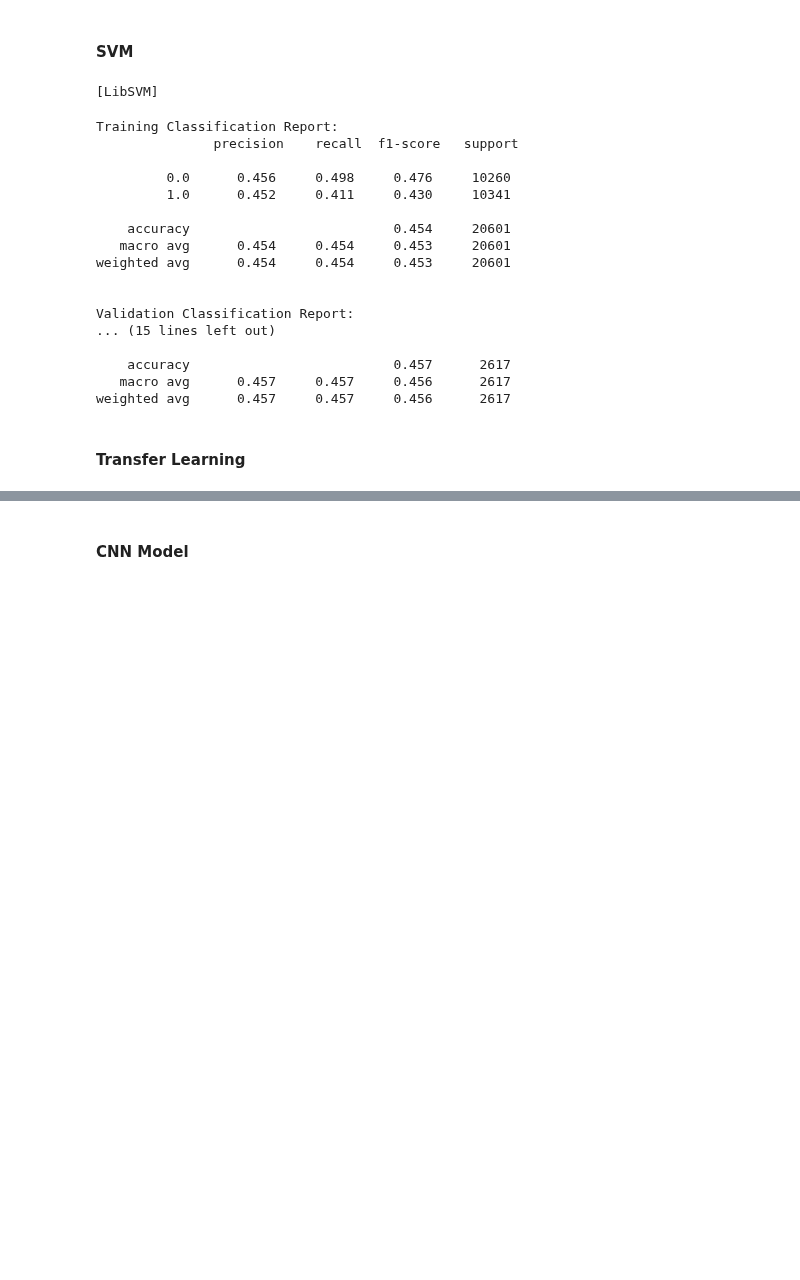
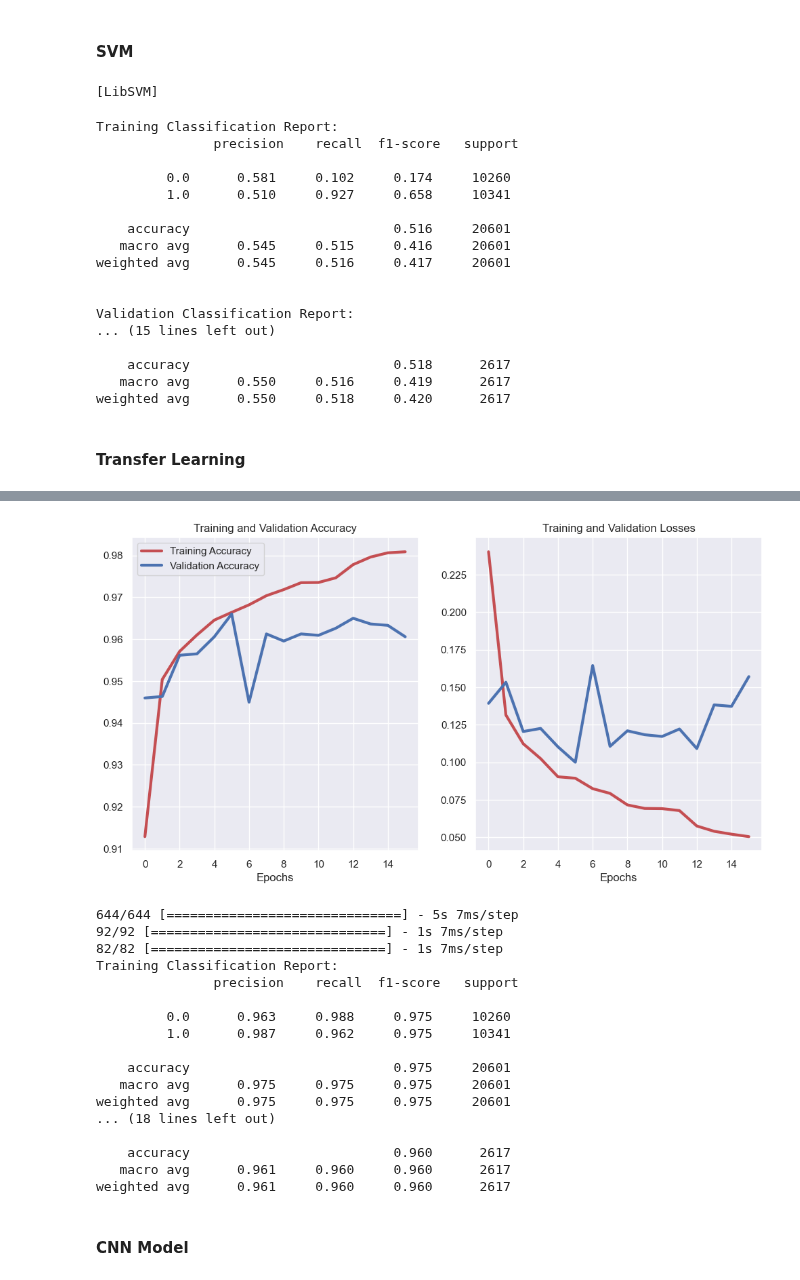
Before and after one commit to madhava20217/Malaria-Detection-from-Cells, a Jupyter notebook: Modeling/all_models.ipynb, the cells around one changed output, grey strips where cells are left out. Cells and saved outputs as stored; diff of their text form; code cells hidden in the pictures; blank space fills up the shorter version.

```diff
--- a/Modeling/all_models.ipynb
+++ b/Modeling/all_models.ipynb
@@ -366,7 +414,7 @@ weighted avg      0.850     0.850     0.850      2617
 # %%
 from sklearn.svm import SVC
 
-svm_cls = SVC(kernel = 'rbf', max_iter = 250, verbose= True)
+svm_cls = SVC(kernel = 'poly', degree = 3, gamma = 'auto', max_iter = 250, verbose= True)
 svm_cls.fit(x_train.reshape(n_train, -1), y_train)
 preds_train = svm_cls.predict(x_train.reshape(n_train, -1))
 preds_val   = svm_cls.predict(x_val.reshape(n_val, -1))
@@ -380,20 +428,20 @@ print("\nTesting Classification Report: \n", classification_report(y_test, preds
 Training Classification Report:
                precision    recall  f1-score   support
 
-         0.0      0.456     0.498     0.476     10260
-         1.0      0.452     0.411     0.430     10341
+         0.0      0.581     0.102     0.174     10260
+         1.0      0.510     0.927     0.658     10341
 
-    accuracy                          0.454     20601
-   macro avg      0.454     0.454     0.453     20601
-weighted avg      0.454     0.454     0.453     20601
+    accuracy                          0.516     20601
+   macro avg      0.545     0.515     0.416     20601
+weighted avg      0.545     0.516     0.417     20601
 
 
 Validation Classification Report:
 ... (15 lines left out)
 
-    accuracy                          0.457      2617
-   macro avg      0.457     0.457     0.456      2617
-weighted avg      0.457     0.457     0.456      2617
+    accuracy                          0.518      2617
+   macro avg      0.550     0.516     0.419      2617
+weighted avg      0.550     0.518     0.420      2617
 # %% [markdown]
 #### Transfer Learning
 # %%
@@ -426,8 +474,14 @@ history = trans_learn.fit(
             epochs = 50,
             validation_data = [x_val, y_val],
             validation_batch_size = 32,
-            callbacks = tf.keras.callbacks.EarlyStopping(monitor = 'val_loss', patience = 3)
+            callbacks = [tf.keras.callbacks.EarlyStopping(monitor = 'val_loss', patience = 10),
+                        tf.keras.callbacks.ModelCheckpoint(str = 'val_loss', save_best_only = True, save_weights_only = True, filepath= "TL_No_Aug")]
         )
+fig, ax = plot_history(history)
+
+trans_learn.load_weights('TL_No_Aug')
+
+fig.savefig(PLOT_SAVE + "TL_unaug_losscurve.png", facecolor = 'white')
 preds_train = np.argmax(trans_learn.predict(x_train), axis = 1)
 preds_val   = np.argmax(trans_learn.predict(x_val), axis = 1)
 preds_test  = np.argmax(trans_learn.predict(x_test), axis = 1)
@@ -456,3 +510,21 @@ weighted avg      0.942     0.942     0.942      2617
+[figure, added]
+644/644 [==============================] - 5s 7ms/step
+92/92 [==============================] - 1s 7ms/step
+82/82 [==============================] - 1s 7ms/step
+Training Classification Report:
+               precision    recall  f1-score   support
+
+         0.0      0.963     0.988     0.975     10260
+         1.0      0.987     0.962     0.975     10341
+
+    accuracy                          0.975     20601
+   macro avg      0.975     0.975     0.975     20601
+weighted avg      0.975     0.975     0.975     20601
+... (18 lines left out)
+
+    accuracy                          0.960      2617
+   macro avg      0.961     0.960     0.960      2617
+weighted avg      0.961     0.960     0.960      2617
 # %% [markdown]
 #### CNN Model
 # %%
```
Also changed, not shown: parts of 12 cells of this notebook, 19 other files.
